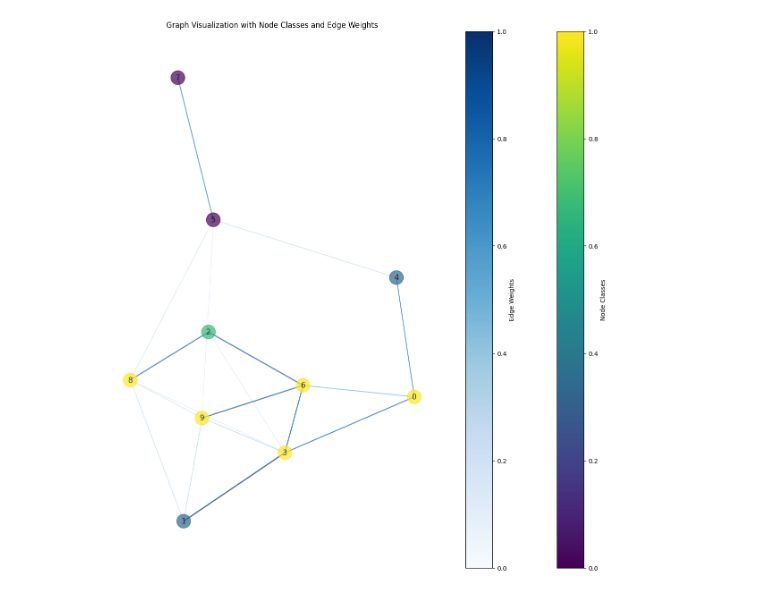
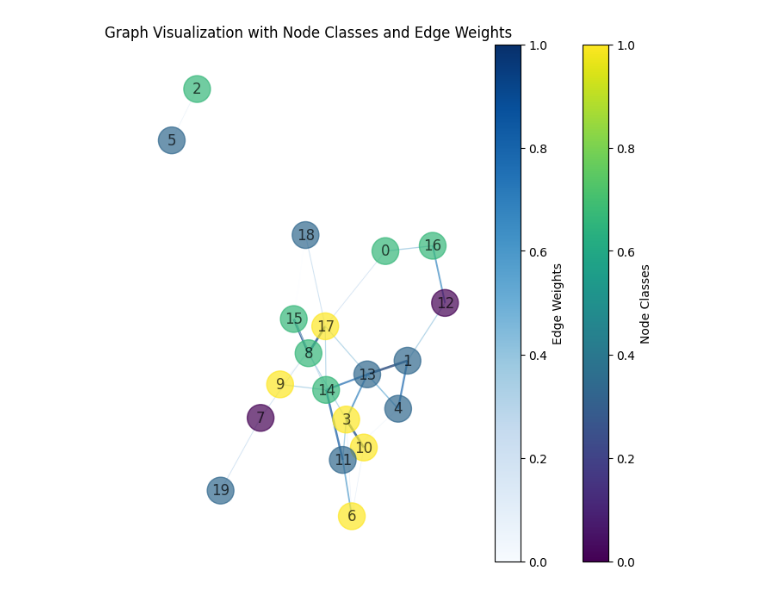
Before and after one commit to Qizix/ai-coordinator, a Jupyter notebook: model/clusterization.ipynb, the cells around one changed output. Drawn from its saved outputs; the diff is of its cells as text; code cells hidden in the pictures.

```diff
--- a/model/clusterization.ipynb
+++ b/model/clusterization.ipynb
@@ -9,8 +9,8 @@ import matplotlib.pyplot as plt
 import random
 # %%
 # Генерація зваженого графа
-num_nodes = 10
-num_edges = 20
+num_nodes = 20
+num_edges = 30
 G = nx.gnm_random_graph(num_nodes, num_edges)
 for (u, v) in G.edges():
     G[u][v]['weight'] = random.uniform(0.1, 1.0)
@@ -50,32 +50,32 @@ optimizer.step()
 # Візуалізація графа
 pos = nx.spring_layout(G)
 
 # Отримання ваг ребер
 weights = [G[u][v]['weight'] for u, v in G.edges()]
 
 # Отримання класів вузлів для кольорів
 node_classes = [data.y[i].item() for i in range(num_nodes)]
 
 # Нормалізація ваг для колірної карти
 edge_weights_normalized = [weight / max(weights) for weight in weights]
 
 # Візуалізація з кольорами та товщиною ребер
-plt.figure(figsize=(12, 12))
+plt.figure(figsize=(6, 6))
 nx.draw(
     G,
     pos,
     with_labels=True,
     node_color=node_classes,
     node_size=500,
     cmap=plt.cm.viridis,  # Колірна карта для вузлів
     edge_color=edge_weights_normalized,
     edge_cmap=plt.cm.Blues,  # Колірна карта для ребер
     width=[weight * 2 for weight in edge_weights_normalized],  # Товщина ребер
     alpha=0.7
 )
 plt.colorbar(plt.cm.ScalarMappable(cmap=plt.cm.viridis), ax=plt.gca(), label='Node Classes')
 plt.colorbar(plt.cm.ScalarMappable(cmap=plt.cm.Blues), ax=plt.gca(), label='Edge Weights')
 plt.title('Graph Visualization with Node Classes and Edge Weights')
 plt.show()
 # %% [output]
-[figure, old version]
+[figure, new version]
```
Also changed, not shown: 4 other files.
